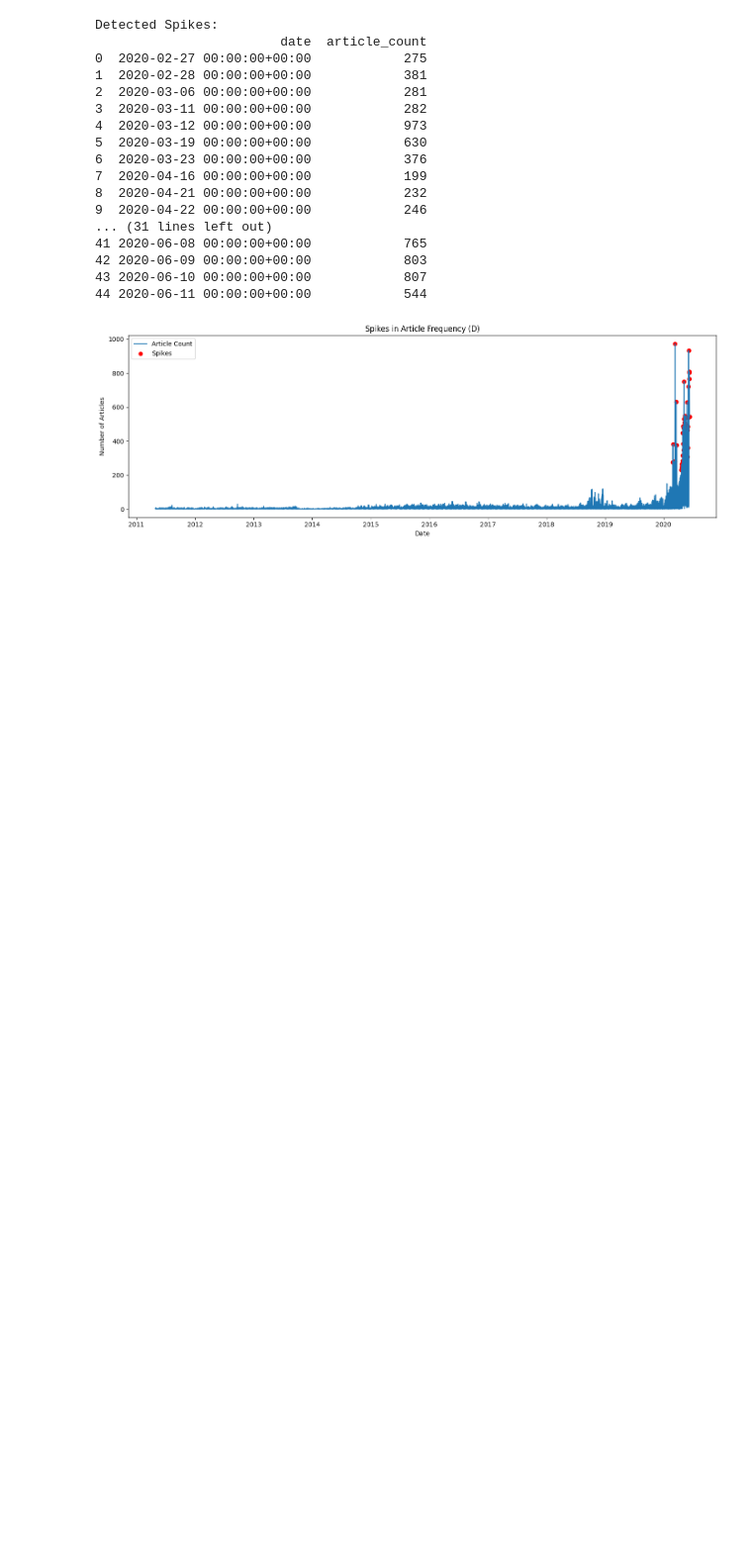
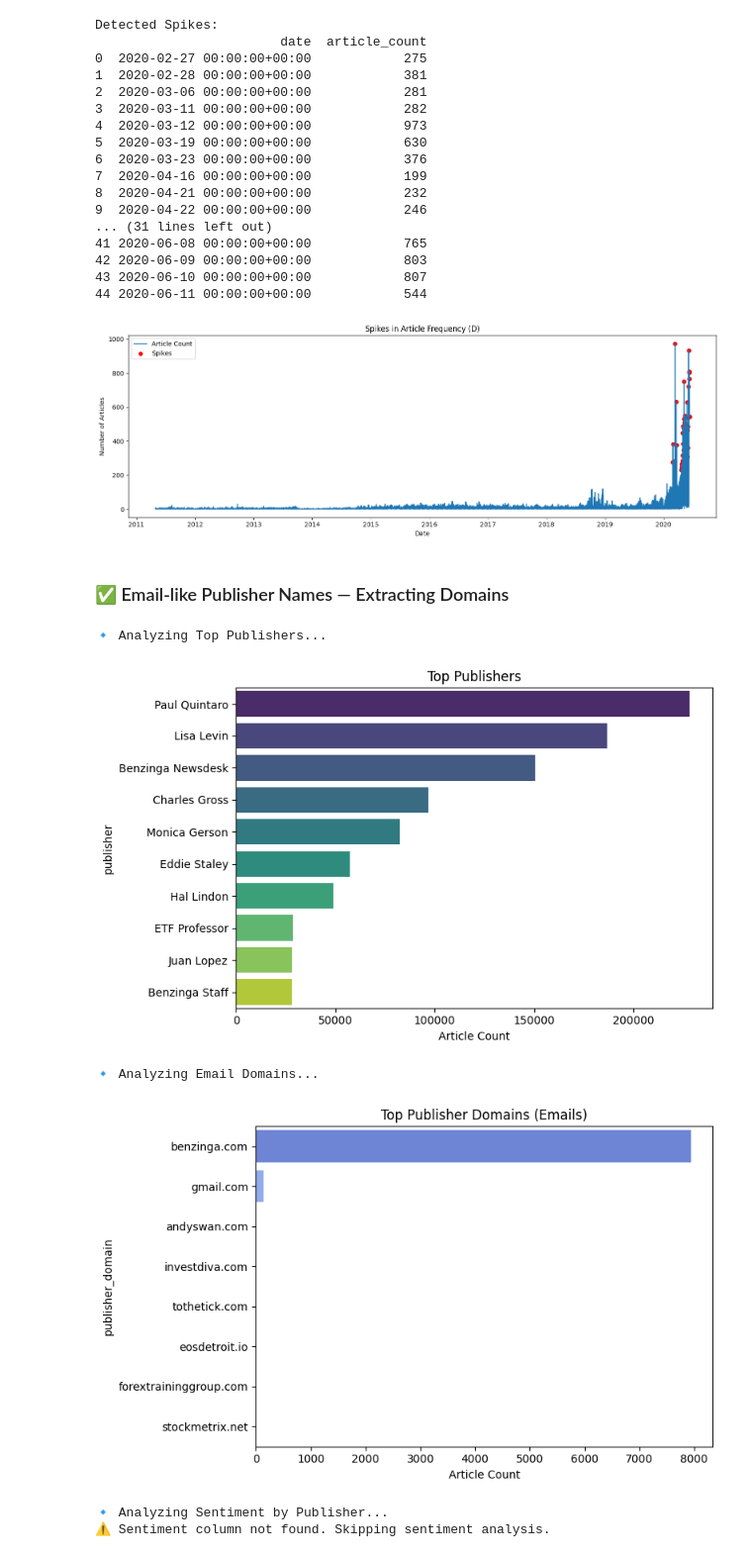
Before and after one commit to Teshager21/financial-news-sentiment-analysis, a Jupyter notebook: notebooks/exploratory/explore_news_sentiments.ipynb, the cells around one changed output. Shown: that part at 99% size. Drawn from its saved outputs; the diff is of its cells as text; code cells hidden in the pictures; blank space fills up the shorter version.

Commit message:
feat: add a publisher analyzer module

```diff
--- a/notebooks/exploratory/explore_news_sentiments.ipynb
+++ b/notebooks/exploratory/explore_news_sentiments.ipynb
@@ -351,3 +352,16 @@ Detected Spikes:
 analyzer.plot_spikes(freq="D", threshold=3.5)
 # %% [output]
 [figure]
+# %% [markdown]
+### ✅ Email-like Publisher Names — Extracting Domains
+# %%
+#Run all analyses: top publishers, domain extraction, and sentiment scores.
+analyzer = PublisherAnalyzer(df, publisher_col='publisher', sentiment_col='sentiment_score')
+results = analyzer.run_all(top_n=10)
+# %% [output]
+🔹 Analyzing Top Publishers...
+[figure, added]
+🔹 Analyzing Email Domains...
+[figure, added]
+🔹 Analyzing Sentiment by Publisher...
+⚠️ Sentiment column not found. Skipping sentiment analysis.
```
Also changed, not shown: parts of 2 cells of this notebook, 2 other files.
